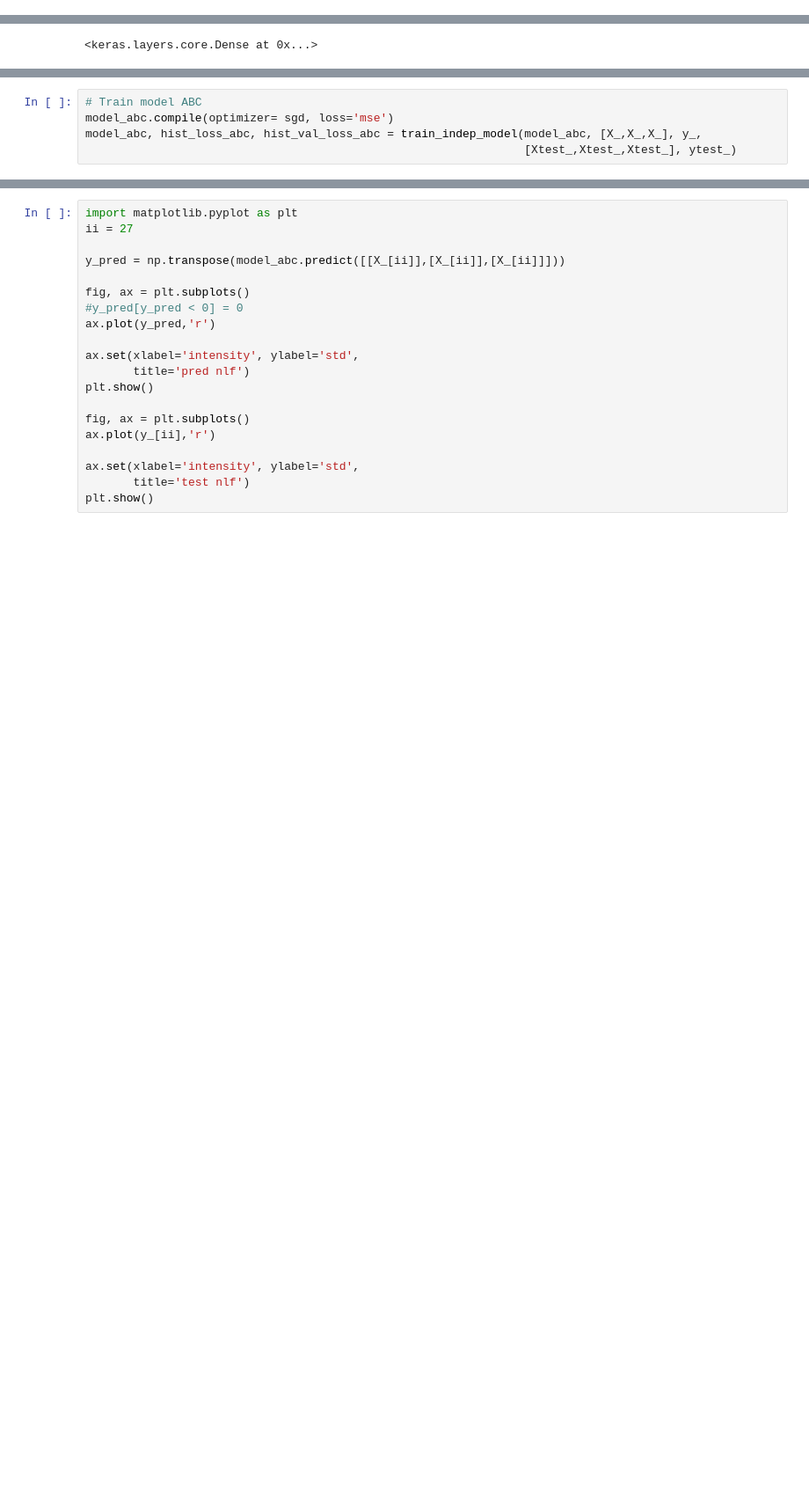
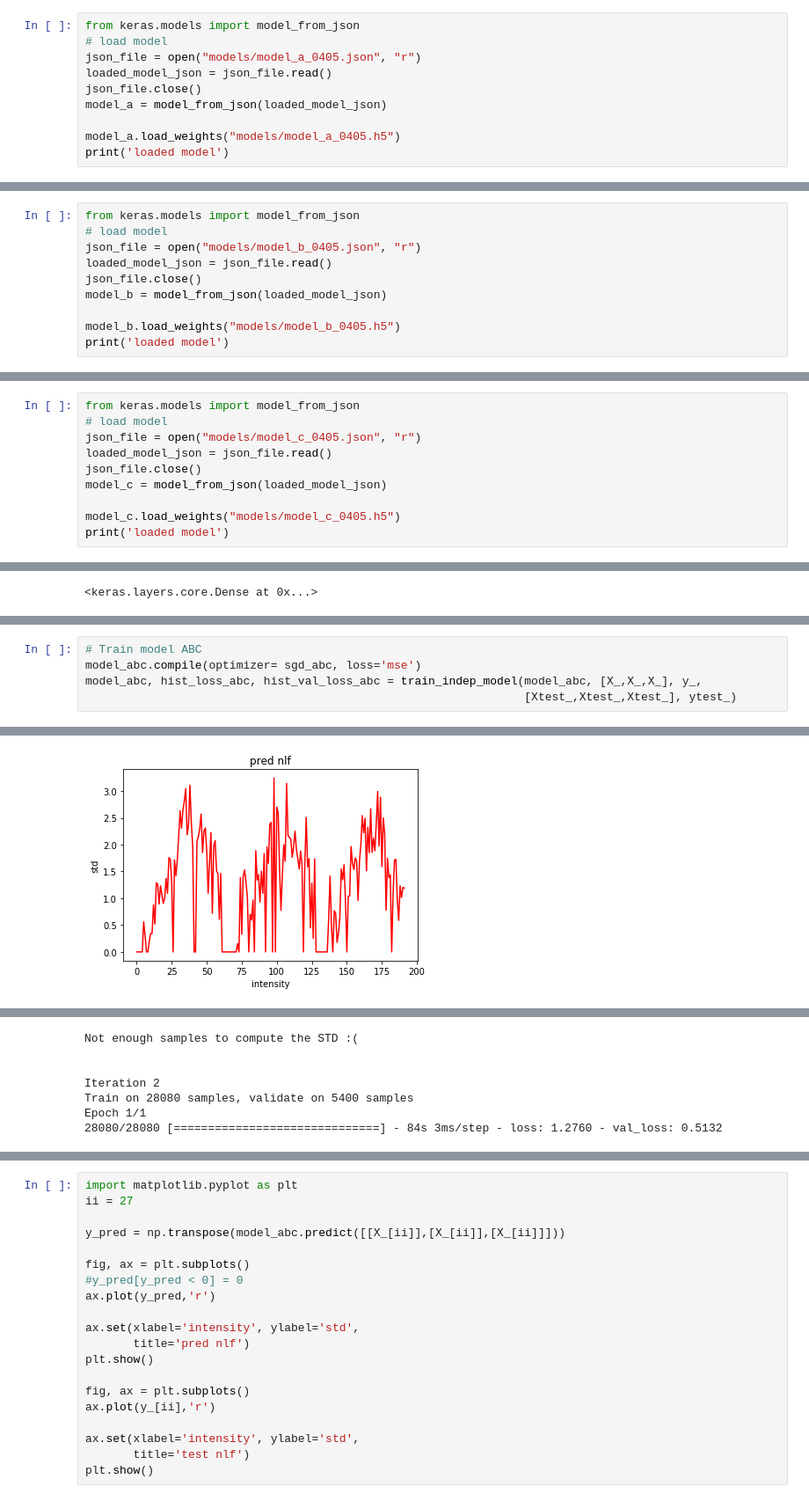
Before and after one commit to CarlosRamis/tfg_real_denoising, a Jupyter notebook: CNN_train_indep.ipynb, the cells around one changed output, grey strips where cells are left out. Shown at 88% size. Cells and saved outputs as stored; diff of their text form; blank space fills up the shorter version.

```diff
--- a/CNN_train_indep.ipynb
+++ b/CNN_train_indep.ipynb
@@ -269,0 +257,10 @@ Not enough samples to compute the STD :(
+# %%
+from keras.models import model_from_json
+# load model
+json_file = open("models/model_a_0405.json", "r")
+loaded_model_json = json_file.read()
+json_file.close()
+model_a = model_from_json(loaded_model_json)
+
+model_a.load_weights("models/model_a_0405.h5")
+print('loaded model')
@@ -269,0 +269,10 @@ Not enough samples to compute the STD :(
+# %%
+from keras.models import model_from_json
+# load model
+json_file = open("models/model_b_0405.json", "r")
+loaded_model_json = json_file.read()
+json_file.close()
+model_b = model_from_json(loaded_model_json)
+
+model_b.load_weights("models/model_b_0405.h5")
+print('loaded model')
@@ -269,0 +281,10 @@ Not enough samples to compute the STD :(
+# %%
+from keras.models import model_from_json
+# load model
+json_file = open("models/model_c_0405.json", "r")
+loaded_model_json = json_file.read()
+json_file.close()
+model_c = model_from_json(loaded_model_json)
+
+model_c.load_weights("models/model_c_0405.h5")
+print('loaded model')
@@ -337,7 +363,7 @@ Non-trainable params: 1,536
 __________________________________________________________________________________________________
 # %%
 # Train model ABC
-model_abc.compile(optimizer= sgd, loss='mse')
+model_abc.compile(optimizer= sgd_abc, loss='mse')
 model_abc, hist_loss_abc, hist_val_loss_abc = train_indep_model(model_abc, [X_,X_,X_], y_,
                                                                 [Xtest_,Xtest_,Xtest_], ytest_)
 # %% [output]
@@ -346,0 +374 @@ Epoch 1/1
+[figure, added]
@@ -346,0 +376,7 @@ Epoch 1/1
+Not enough samples to compute the STD :(
+
+
+Iteration 2
+Train on 28080 samples, validate on 5400 samples
+Epoch 1/1
+28080/28080 [==============================] - 84s 3ms/step - loss: 1.2760 - val_loss: 0.5132
```
Also changed, not shown: parts of 15 cells of this notebook.
